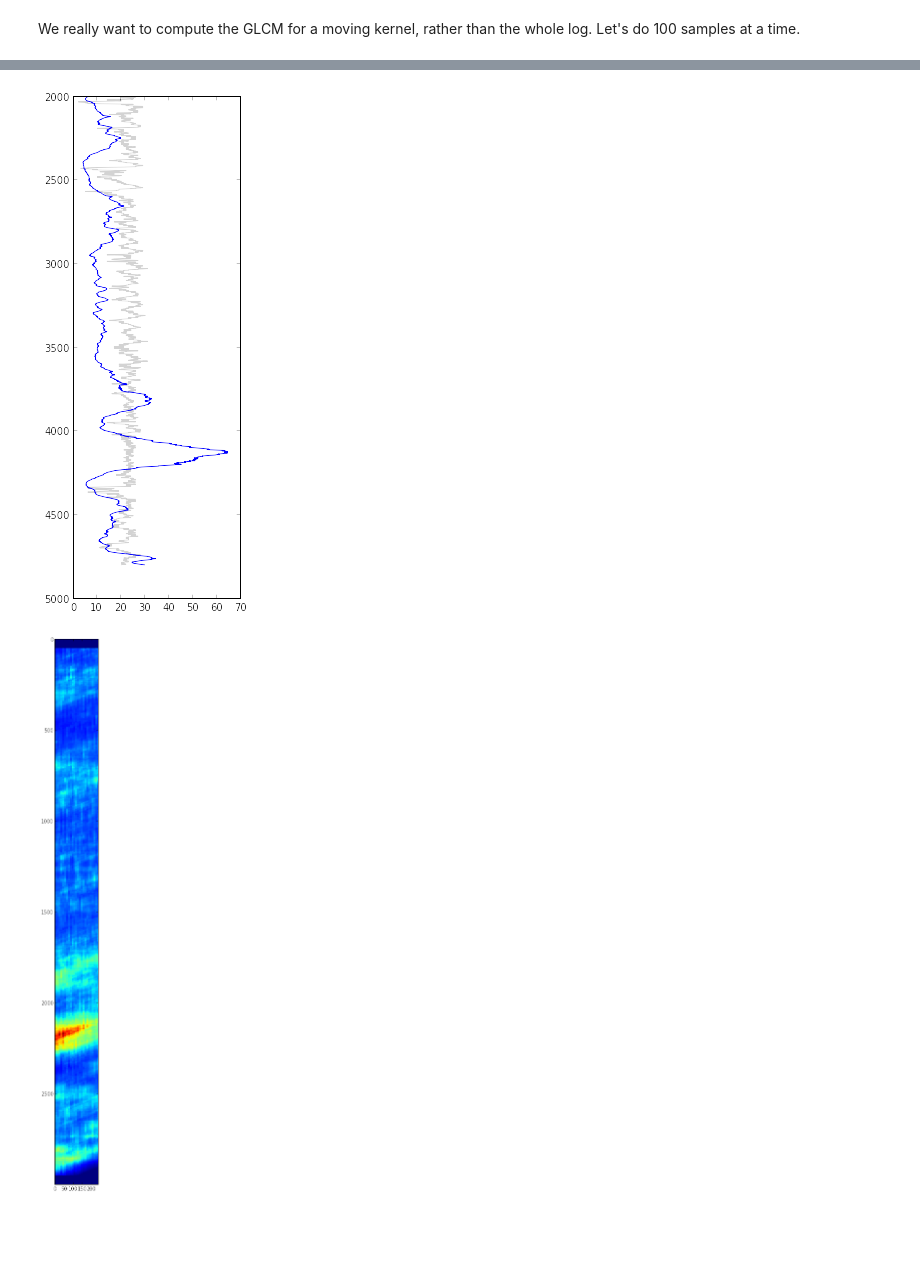
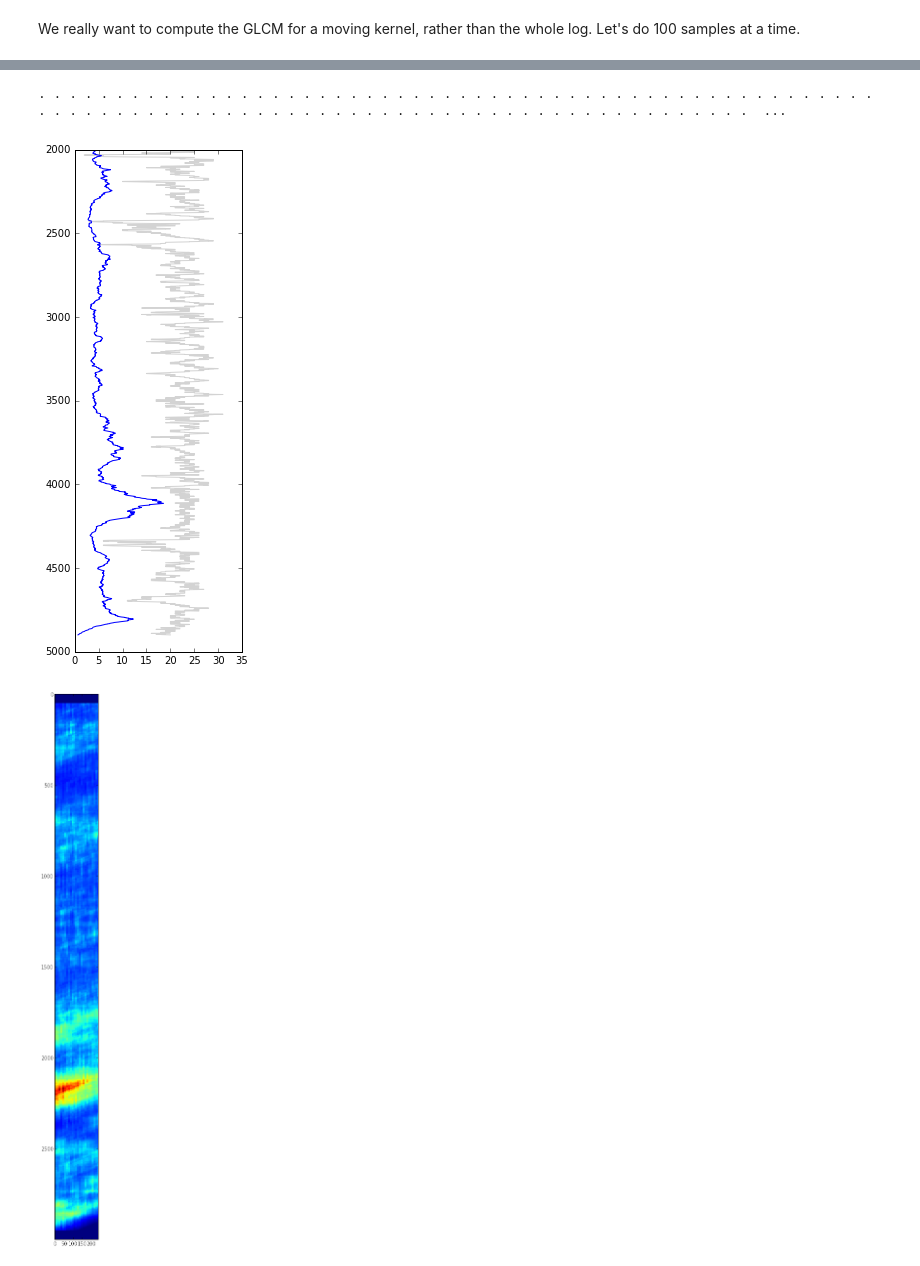
Before and after one commit to kwinkunks/notebooks, a Jupyter notebook: Fun_with_logs.ipynb, the cells around one changed output, grey strips where cells are left out. Cells and saved outputs as stored; diff of their text form; code cells hidden in the pictures; blank space fills up the shorter version.

```diff
--- a/Fun_with_logs.ipynb
+++ b/Fun_with_logs.ipynb
@@ -136,7 +125,7 @@ for p in range(9):
 
     for i,v in enumerate(dig):
         try:
-            glcm[v,dig[i + 2*p]] += 1
+            glcm[v, dig[i + 4*p]] += 1
         except:
             continue
 
@@ -213,23 +202,26 @@ Maybe not surprising, but the matrix for comparing UP in the log seems to be exa
 # %% [markdown]
 We really want to compute the GLCM for a moving kernel, rather than the whole log. Let's do 100 samples at a time.
 # %%
-subdig = dig[2000:5000]
+def glcm(c, scales):
 
-stat = np.zeros_like(subdig, dtype=float)
+    # Number of non-zero gray-levels.
+    n = len(np.unique(c)) - 1
 
-for i in np.arange(subdig.size - 100):
+    # Empty GLCM.
+    stat = np.zeros_like(c, dtype=float)
 
-    i += 50
+    # Build it up.
+    for i in np.arange(c.size - 50):
+        i += 50
+        glcm = np.zeros((n, n))
+        for p in range(*scales):
+            for j, v in enumerate(c[i-49:i+50]):
+                j += i
+                try:
+                    glcm[v, c[j + 4*p]] += 1
+                except:
+                    print ".",
+                    continue
+        stat[i] = np.var(glcm)
 
-    glcm = np.zeros((binno,binno))
-
-    for p in range(9):
-        p += 1
-        for j,v in enumerate(subdig[i-49:i+50]):
-            j += i # 'correct' j to dig index
-            try:
-                glcm[v,subdig[j + 2*p]] += 1
-            except:
-                continue
-
-    stat[i] = np.var(glcm)
+    return stat
@@ -236,9 +238,13 @@ for i in np.arange(subdig.size - 100):
+# %%
+stat = glcm(subdig, (9,10))
+# %% [output]
+. . . . . . . . . . . . . . . . . . . . . . . . . . . . . . . . . . . . . . . . . . . . . . . . . . . . . . . . . . . . . . . . . . . . . . . . . . . . . . . . . . . . . . . . . . . . . . . . . . . .  ...
 # %%
 plt.figure(figsize=(3,9))
-depths = np.arange(2000,4798)
-plt.plot(subdig[51:-151], depths, 'lightgray')
-plt.plot(stat[51:-151], depths)
+depths = np.arange(2000,4900)
+plt.plot(subdig[50:-50], depths, 'lightgray')
+plt.plot(20*stat[50:-50], depths)
 plt.gca().invert_yaxis()
 plt.show()
 # %% [output]
-[figure, old version]
+[figure, new version]
```
Also changed, not shown: parts of 11 cells of this notebook, 5 other files.
